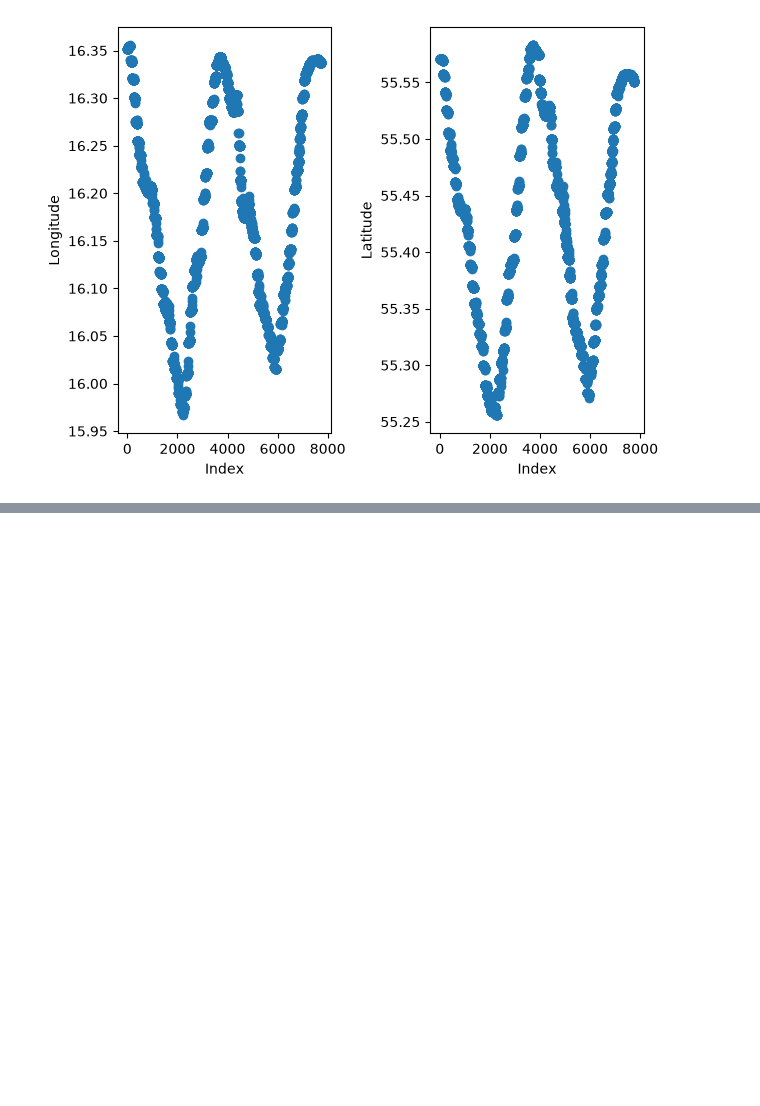
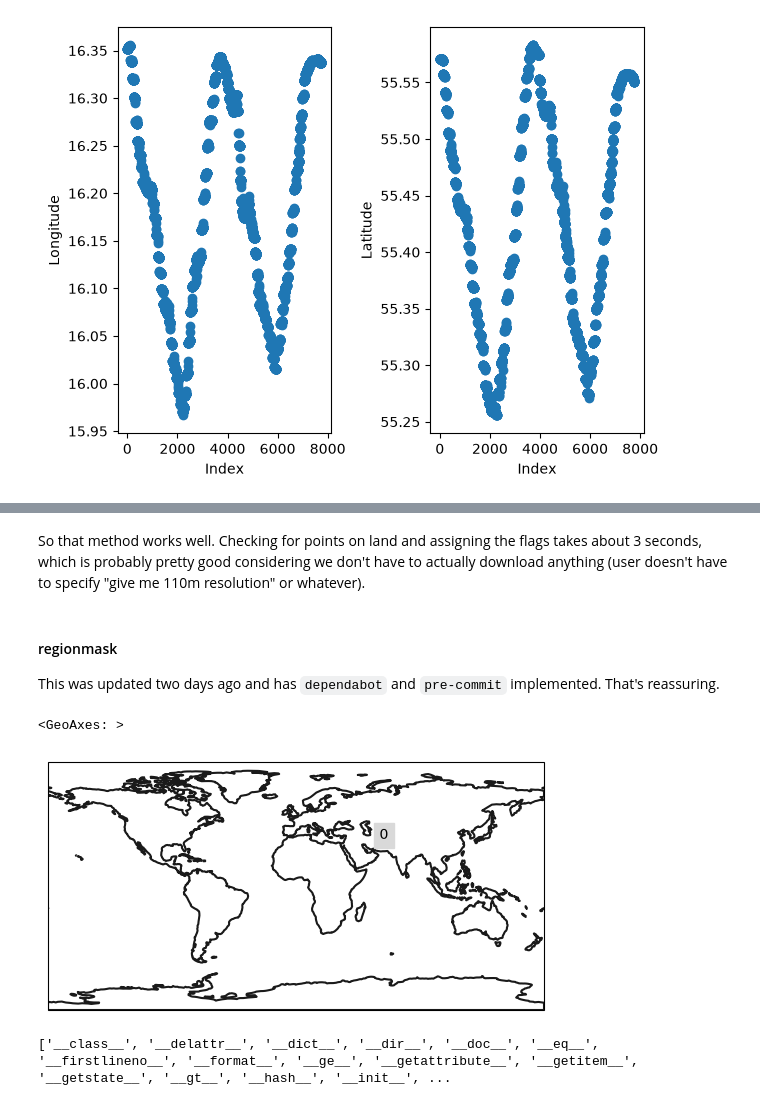
Before and after one commit to Klankers/mau_gsoc_qartod, a Jupyter notebook: deliverable_2.ipynb, the cells around one changed output, grey strips where cells are left out. Drawn from its saved outputs; the diff is of its cells as text; code cells hidden in the pictures; blank space fills up the shorter version.

```diff
--- a/deliverable_2.ipynb
+++ b/deliverable_2.ipynb
@@ -2387,0 +2812,17 @@ Outcomes of this exploration:
+# %% [markdown]
+So that method works well. Checking for points on land and assigning the flags takes about 3 seconds, which is probably pretty good considering we don't have to actually download anything (user doesn't have to specify "give me 110m resolution" or whatever).
+# %% [markdown]
+#### regionmask
+This was updated two days ago and has `dependabot` and `pre-commit` implemented. That's reassuring.
+# %%
+import regionmask
+land = regionmask.defined_regions.natural_earth_v5_0_0.land_110 #   1:110 scales
+# %%
+land.plot() #   You need cartopy installed to run this
+# %% [output]
+<GeoAxes: >
+[figure, added]
+# %%
+print(dir(land))    #   Learning about the object we just got. Most of the tutorials refer to the "mask" attribute.
+# %% [output]
+['__class__', '__delattr__', '__dict__', '__dir__', '__doc__', '__eq__', '__firstlineno__', '__format__', '__ge__', '__getattribute__', '__getitem__', '__getstate__', '__gt__', '__hash__', '__init__', ...
```
Also changed, not shown: parts of 92 cells of this notebook.
